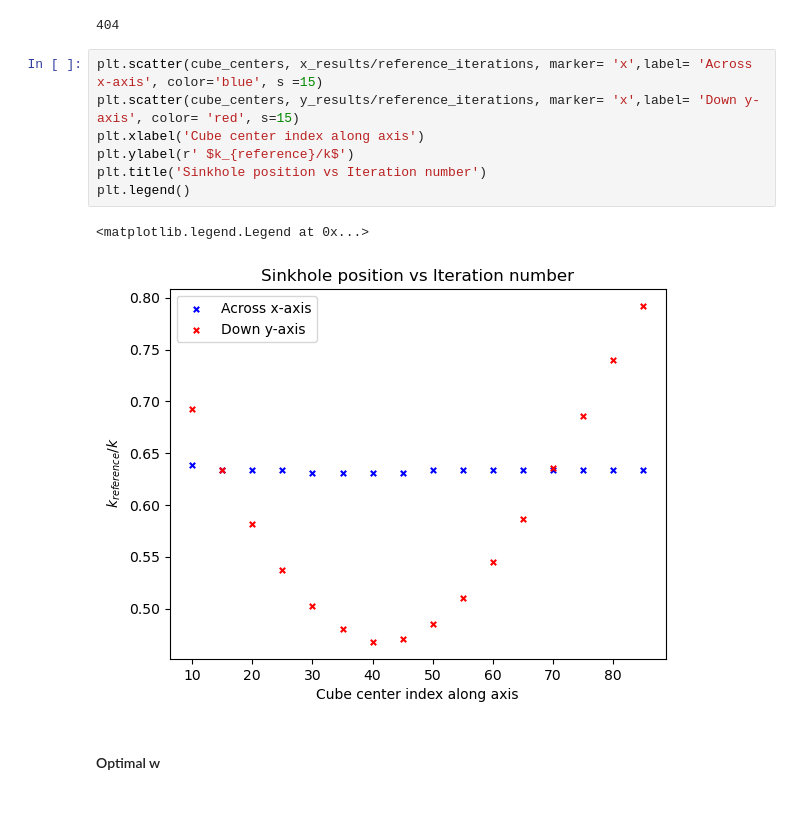
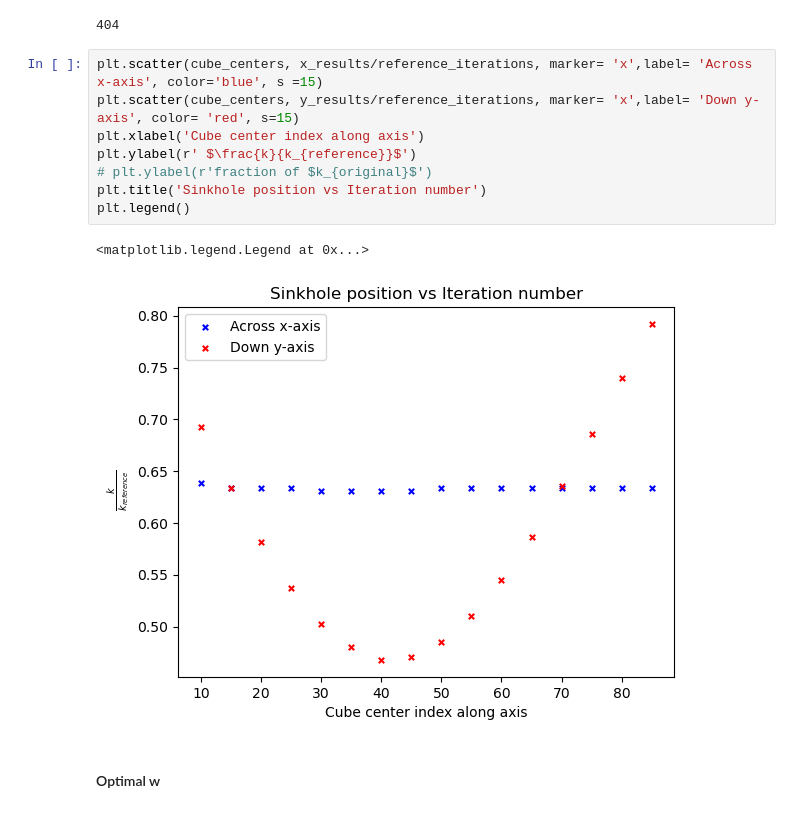
Before and after one commit to JuanSandalinas/Scientific-Computing, a Jupyter notebook: questions.ipynb, the cells around one changed output. Drawn from its saved outputs; the diff is of its cells as text.

```diff
--- a/questions.ipynb
+++ b/questions.ipynb
@@ -466,13 +466,14 @@ print(reference_iterations)
 # %%
 plt.scatter(cube_centers, x_results/reference_iterations, marker= 'x',label= 'Across x-axis', color='blue', s =15)
 plt.scatter(cube_centers, y_results/reference_iterations, marker= 'x',label= 'Down y-axis', color= 'red', s=15)
 plt.xlabel('Cube center index along axis')
-plt.ylabel(r' $k_{reference}/k$')
+plt.ylabel(r' $\frac{k}{k_{reference}}$')
+# plt.ylabel(r'fraction of $k_{original}$')
 plt.title('Sinkhole position vs Iteration number')
 plt.legend()
 # %% [output]
 <matplotlib.legend.Legend at 0x...>
-[figure, old version]
+[figure, new version]
 # %% [markdown]
 #### Optimal w
 # %%
```
Also changed, not shown: parts of 5 cells of this notebook.
